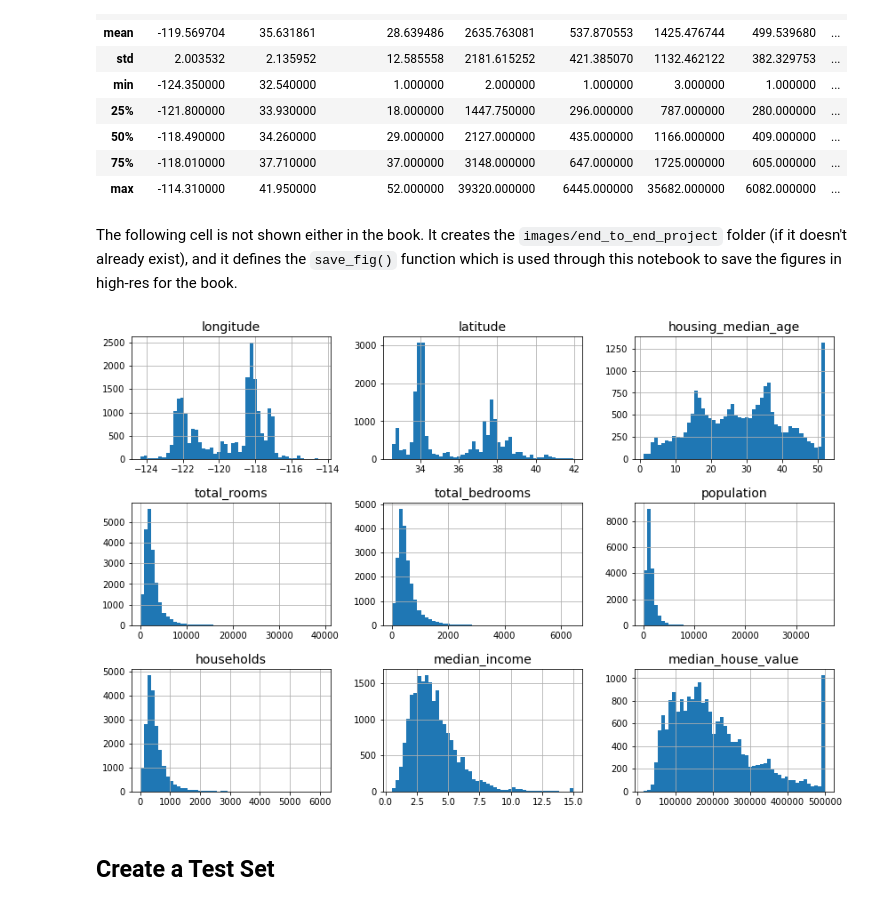
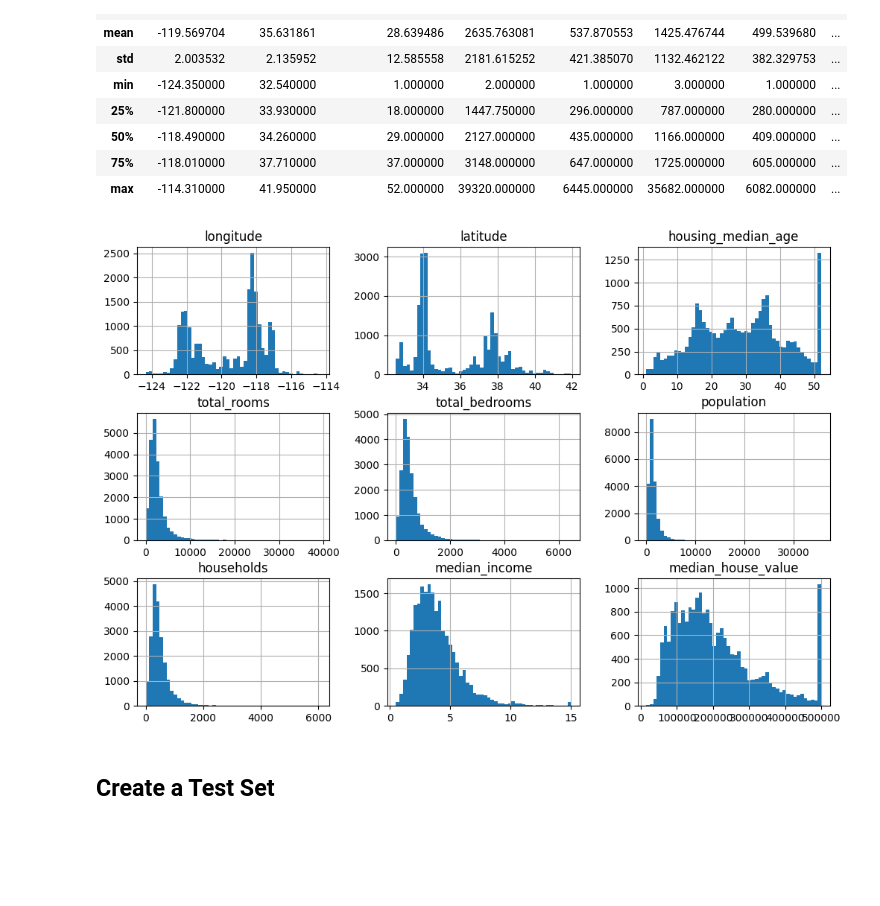
Before and after one commit to TanayBPatel/EndtoEndML, a Jupyter notebook: 02_end_to_end_machine_learning_project.ipynb, the cells around one changed output. Cells and saved outputs as stored; diff of their text form; code cells hidden in the pictures; blank space fills up the shorter version.

```diff
--- a/02_end_to_end_machine_learning_project.ipynb
+++ b/02_end_to_end_machine_learning_project.ipynb
@@ -40,19 +17,20 @@ assert version.parse(sklearn.__version__) >= version.parse("1.0.1")
 from pathlib import Path
 import pandas as pd
 import tarfile
+import sklearn
 import urllib.request
 
-def load_housing_data():
-    tarball_path = Path("datasets/housing.tgz")
-    if not tarball_path.is_file():
-        Path("datasets").mkdir(parents=True, exist_ok=True)
-        url = "https://github.com/ageron/data/raw/main/housing.tgz"
-        urllib.request.urlretrieve(url, tarball_path)
-    with tarfile.open(tarball_path) as housing_tarball:
-            housing_tarball.extractall(path="datasets")
-    return pd.read_csv(Path("datasets/housing/housing.csv"))
+# def load_housing_data():
+#     tarball_path = Path("datasets/housing.tgz")
+#     if not tarball_path.is_file():
+#         Path("datasets").mkdir(parents=True, exist_ok=True)
+#         url = "https://github.com/ageron/data/raw/main/housing.tgz"
+#         urllib.request.urlretrieve(url, tarball_path)
+#     with tarfile.open(tarball_path) as housing_tarball:
+#             housing_tarball.extractall(path="datasets")
+#     return pd.read_csv(Path("datasets/housing/housing.csv"))
 
-housing = load_housing_data()
+housing = pd.read_csv(Path("datasets/housing/housing.csv"))
 # %% [markdown]
 ## Take a Quick Look at the Data Structure
 # %%
@@ -105,5 +85,3 @@ housing.describe()
 | 50% | -118.490000 | 34.260000 | 29.000000 | 2127.000000 | 435.000000 | 1166.000000 | 409.000000 | ... |
 | 75% | -118.010000 | 37.710000 | 37.000000 | 3148.000000 | 647.000000 | 1725.000000 | 605.000000 | ... |
 | max | -114.310000 | 41.950000 | 52.000000 | 39320.000000 | 6445.000000 | 35682.000000 | 6082.000000 | ... |
-# %% [markdown]
-The following cell is not shown either in the book. It creates the `images/end_to_end_project` folder (if it doesn't already exist), and it defines the `save_fig()` function which is used through this notebook to save the figures in high-res for the book.
@@ -121,18 +88,17 @@ def save_fig(fig_id, tight_layout=True, fig_extension="png", resolution=300):
 # %%
 import matplotlib.pyplot as plt
 
 # extra code – the next 5 lines define the default font sizes
-plt.rc('font', size=14)
-plt.rc('axes', labelsize=14, titlesize=14)
-plt.rc('legend', fontsize=14)
-plt.rc('xtick', labelsize=10)
-plt.rc('ytick', labelsize=10)
+# plt.rc('font', size=14)
+# plt.rc('axes', labelsize=14, titlesize=14)
+# plt.rc('legend', fontsize=14)
+# plt.rc('xtick', labelsize=10)
+# plt.rc('ytick', labelsize=10)
 
 housing.hist(bins=50, figsize=(12, 8))
-save_fig("attribute_histogram_plots")  # extra code
 plt.show()
 # %% [output]
-[figure, old version]
+[figure, new version]
 # %% [markdown]
 ## Create a Test Set
 # %%
```
Also changed, not shown: parts of 28 cells of this notebook.
